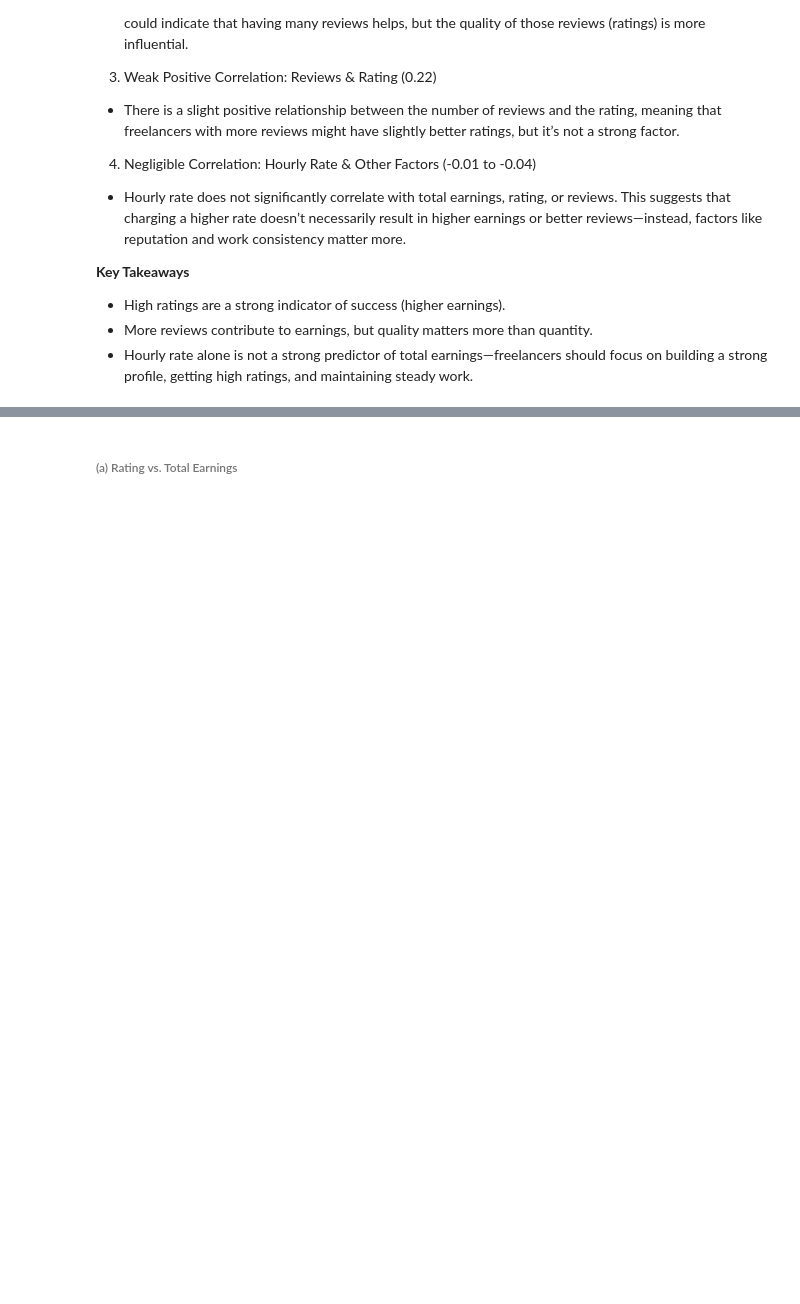
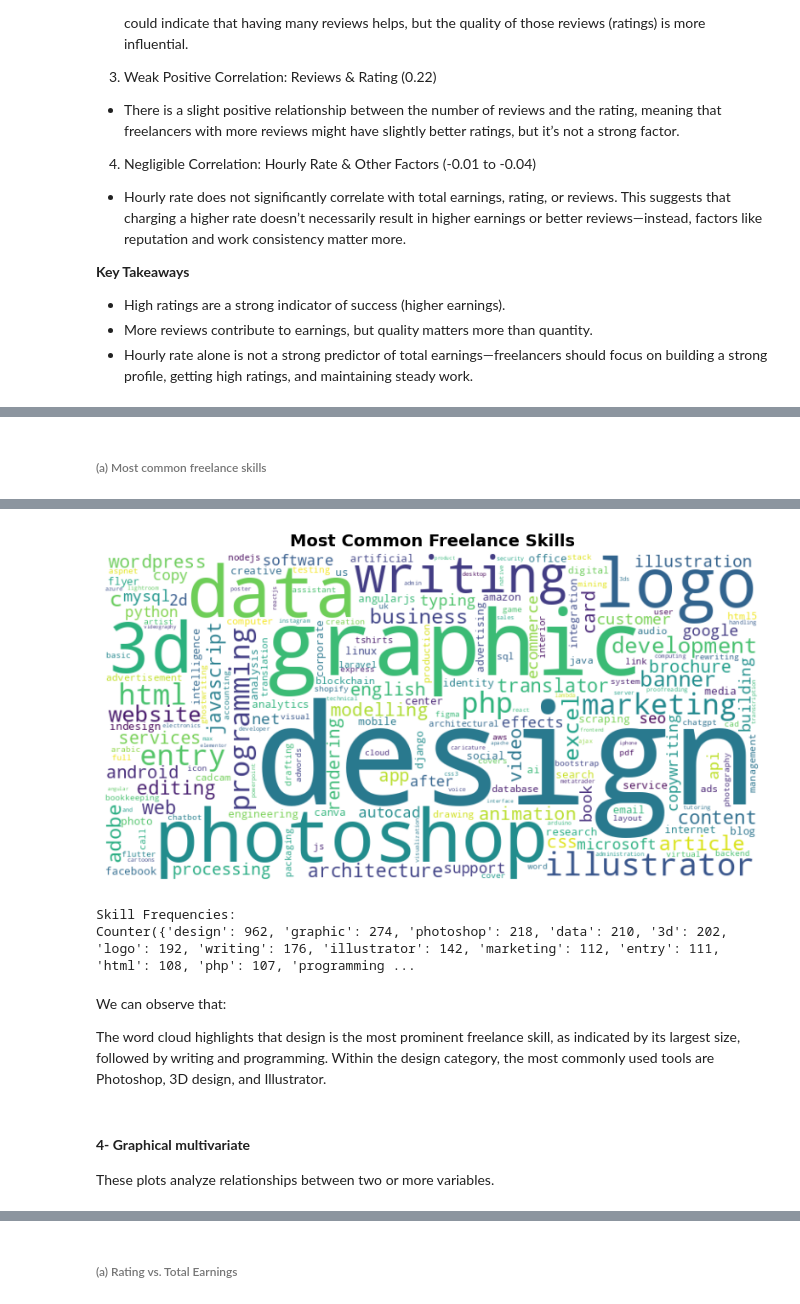
Before and after one commit to iRoseM/Freelancing-Trends--IT362, a Jupyter notebook: IT362_groub_6.ipynb, the cells around one changed output, grey strips where cells are left out. Saved outputs shown, nothing was run; the diff lists cells and outputs as text; code cells hidden in the pictures; blank space fills up the shorter version.

```diff
--- a/IT362_groub_6.ipynb
+++ b/IT362_groub_6.ipynb
@@ -633,0 +683,52 @@ We can observe that:
+# %% [markdown]
+###### (a) Most common freelance skills
+# %%
+# Install necessary libraries
+!pip install wordcloud matplotlib pandas
+
+# Import required libraries
+import pandas as pd
+from wordcloud import WordCloud
+import matplotlib.pyplot as plt
+import re
+from collections import Counter
+
+# Create a DataFrame
+df = pd.DataFrame(data)
+
+# Normalize the text: convert to lowercase and remove punctuation
+def normalize_text(text):
+    text = text.lower()  # Convert to lowercase
+    text = re.sub(r'[^\w\s]', '', text)  # Remove punctuation
+    return text
+
+# Apply normalization to the "Skills" column
+df["Skills"] = df["Skills"].apply(normalize_text)
+
+# Split skills into individual words and count their frequency
+all_skills = " ".join(df["Skills"].dropna()).split()
+skill_frequencies = Counter(all_skills)
+
+# Convert to a dictionary for WordCloud
+skill_frequencies_dict = dict(skill_frequencies)
+
+# Generate word cloud with normalized text
+wordcloud = WordCloud(
+    width=800,
+    height=400,
+    background_color="white",
+    colormap="viridis",
+    max_words=200,
+).generate_from_frequencies(skill_frequencies_dict)
+
+# Plot the word cloud
+plt.figure(figsize=(10, 5))
+plt.imshow(wordcloud, interpolation="bilinear")
+plt.axis("off")
+plt.title("Most Common Freelance Skills", fontsize=14, fontweight="bold")
+plt.show()
+
+# Print the skill frequencies for verification
+print("Skill Frequencies:")
+print(skill_frequencies)
+# %% [output]
@@ -634 +750,11 @@ We can observe that:
+[figure, added]
+Skill Frequencies:
+Counter({'design': 962, 'graphic': 274, 'photoshop': 218, 'data': 210, '3d': 202, 'logo': 192, 'writing': 176, 'illustrator': 142, 'marketing': 112, 'entry': 111, 'html': 108, 'php': 107, 'programming ...
+# %% [markdown]
+We can observe that:
+
+The word cloud highlights that design is the most prominent freelance skill, as indicated by its largest size, followed by writing and programming. Within the design category, the most commonly used tools are Photoshop, 3D design, and Illustrator.
+# %% [markdown]
+#### **4- Graphical multivariate**
+These plots analyze relationships between two or more variables.
 # %% [markdown]
```
Also changed, not shown: parts of 21 cells of this notebook.
